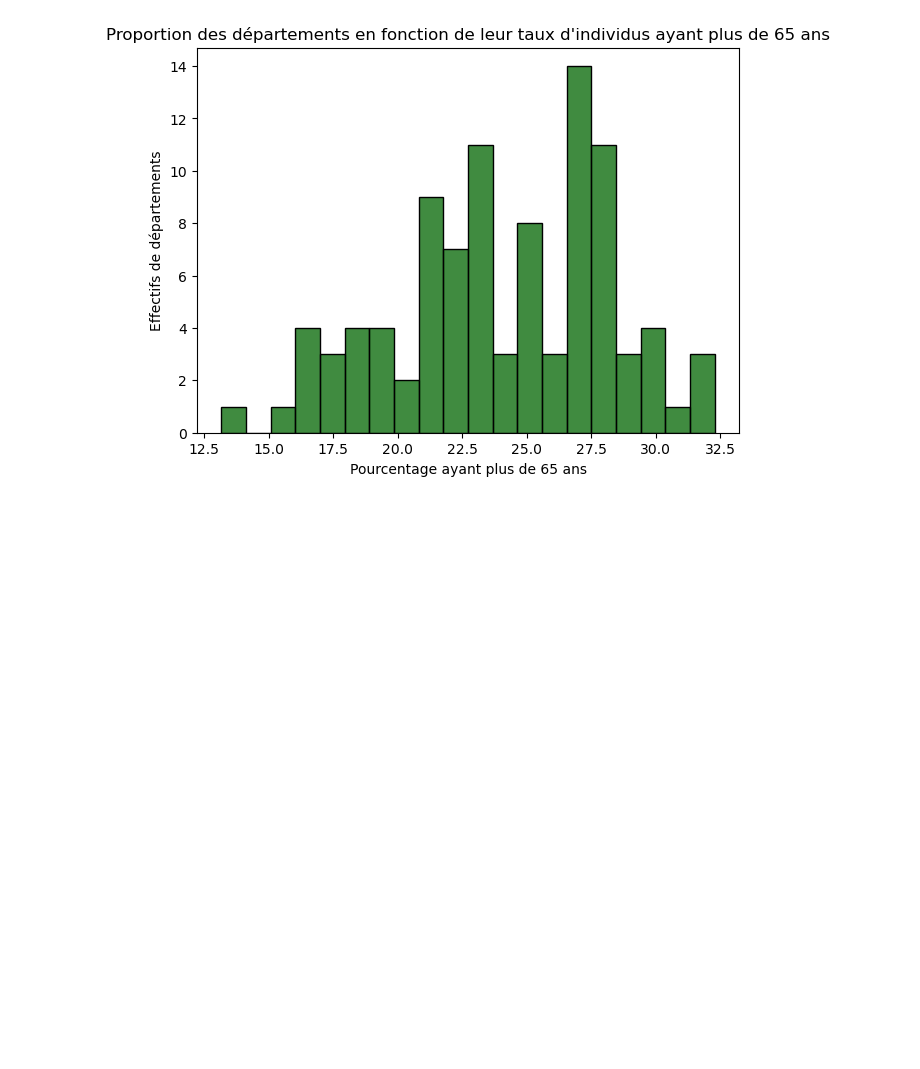
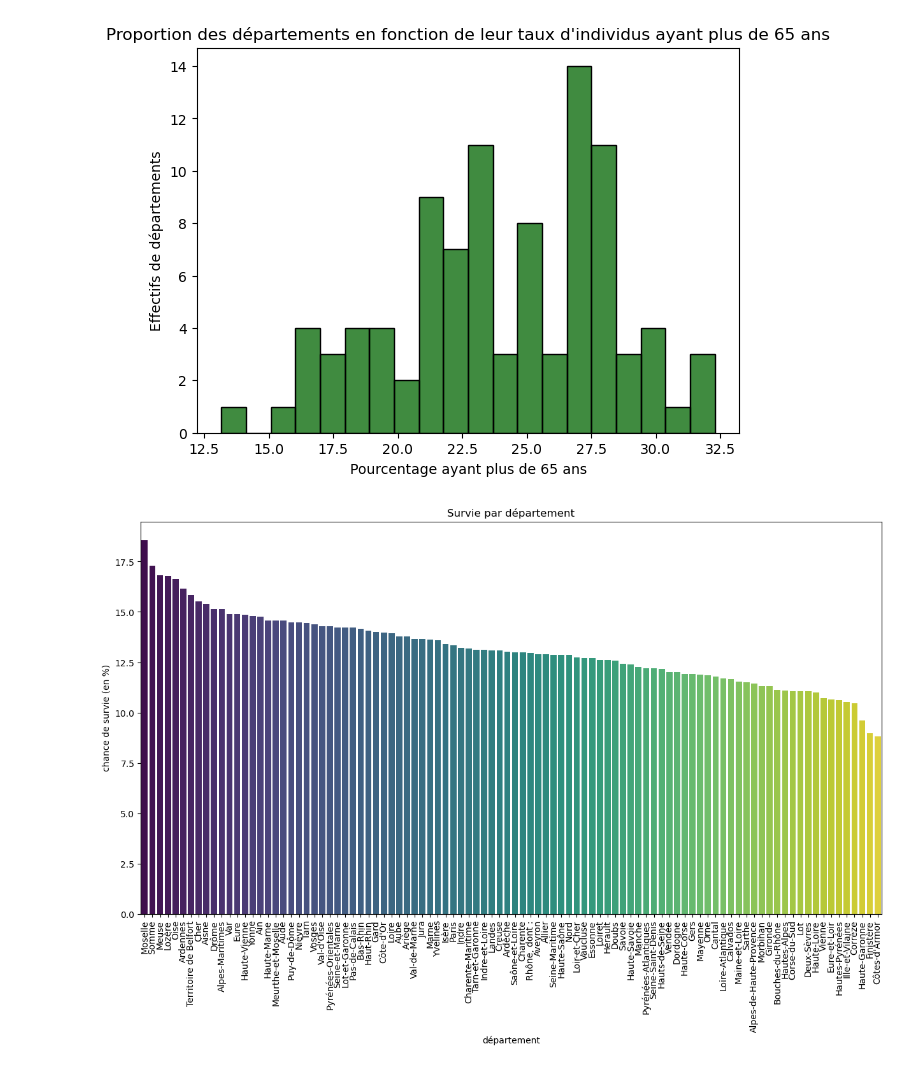
Before and after one commit to gabrielfrancois/DS_Covid, a Jupyter notebook: stat2_visu.ipynb, the cells around one changed output. Saved outputs shown, nothing was run; the diff lists cells and outputs as text; code cells hidden in the pictures; blank space fills up the shorter version.

Commit message:
Survie par départements

```diff
--- a/stat2_visu.ipynb
+++ b/stat2_visu.ipynb
@@ -54,3 +54,18 @@ plt.ylabel("Effectifs de départements")
 plt.show()
 # %% [output]
 [figure]
+# %%
+""" Représentons par un barplot les différentes chances de survie à une hospitalisation de la Covid selon le départemet d'hospitalisation"""
+df_visu["chance_de_survie"] = ((df_visu["nb hospitalisations"]/df_visu["nb deces"])**-1)*100
+# %%
+sort_chance_de_survie = df_visu.sort_values(by = "chance_de_survie", ascending=False)
+
+plt.figure(figsize=(15,8))
+sns.barplot(x="nom_dep", y="chance_de_survie", data=sort_chance_de_survie,palette = "viridis")
+plt.xticks(rotation=90)
+plt.title("Survie par département")
+plt.xlabel("département")
+plt.ylabel("chance de survie (en %)")
+plt.show()
+# %% [output]
+[figure, added]
```
Also changed, not shown: parts of 1 cell of this notebook.
